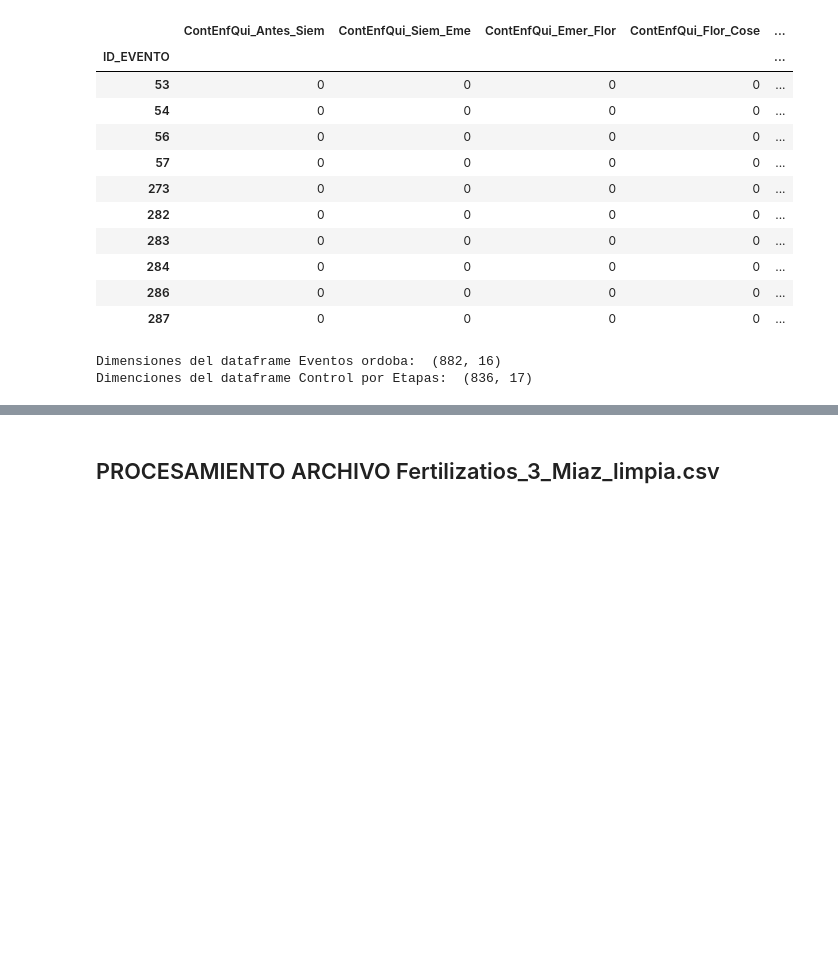
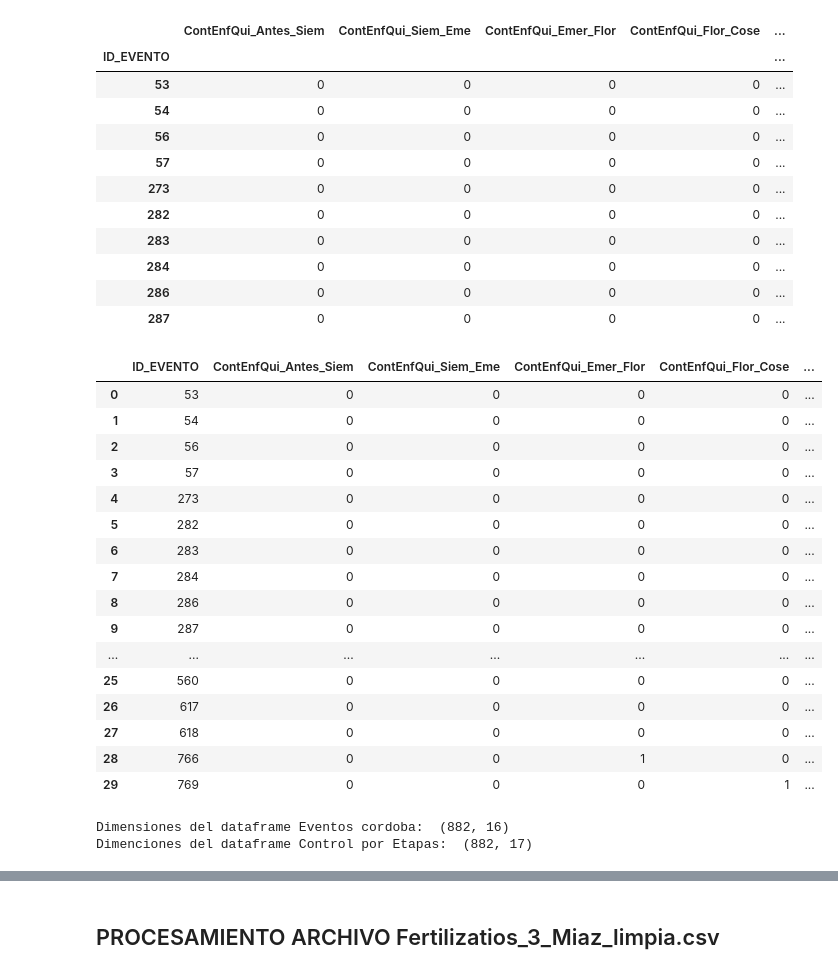
Before and after one commit to GermanMoran/TesisMaestria, a Jupyter notebook: codigos/LIMPIEZA_DATOS.ipynb, the cells around one changed output, grey strips where cells are left out. Drawn from its saved outputs; the diff is of its cells as text; code cells hidden in the pictures; blank space fills up the shorter version.

```diff
--- a/codigos/LIMPIEZA_DATOS.ipynb
+++ b/codigos/LIMPIEZA_DATOS.ipynb
@@ -741,12 +815,33 @@ controlesPorEtapas.head(10)
 # %%
 # Contruimos el nuevo dataset reseteando lis indices previamente obtenidos
 controlesPorEtapas = controlesPorEtapas.reset_index(drop=False)
+# %%
+# Vista previa del archivo controlesPorEtapas
+controlesPorEtapas.head(30)
+# %% [output]
+|  | ID_EVENTO | ContEnfQui_Antes_Siem | ContEnfQui_Siem_Eme | ContEnfQui_Emer_Flor | ContEnfQui_Flor_Cose | ... |
+| 0 | 53 | 0 | 0 | 0 | 0 | ... |
+| 1 | 54 | 0 | 0 | 0 | 0 | ... |
+| 2 | 56 | 0 | 0 | 0 | 0 | ... |
+| 3 | 57 | 0 | 0 | 0 | 0 | ... |
+| 4 | 273 | 0 | 0 | 0 | 0 | ... |
+| 5 | 282 | 0 | 0 | 0 | 0 | ... |
+| 6 | 283 | 0 | 0 | 0 | 0 | ... |
+| 7 | 284 | 0 | 0 | 0 | 0 | ... |
+| 8 | 286 | 0 | 0 | 0 | 0 | ... |
+| 9 | 287 | 0 | 0 | 0 | 0 | ... |
+| ... | ... | ... | ... | ... | ... | ... |
+| 25 | 560 | 0 | 0 | 0 | 0 | ... |
+| 26 | 617 | 0 | 0 | 0 | 0 | ... |
+| 27 | 618 | 0 | 0 | 0 | 0 | ... |
+| 28 | 766 | 0 | 0 | 1 | 0 | ... |
+| 29 | 769 | 0 | 0 | 0 | 1 | ... |
 # %%
-print("Dimensiones del dataframe Eventos ordoba: ", evento_cordoba.shape)
+print("Dimensiones del dataframe Eventos cordoba: ", evento_cordoba.shape)
 print("Dimenciones del dataframe Control por Etapas: ",controlesPorEtapas.shape)
 # %% [output]
-Dimensiones del dataframe Eventos ordoba:  (882, 16)
-Dimenciones del dataframe Control por Etapas:  (836, 17)
+Dimensiones del dataframe Eventos cordoba:  (882, 16)
+Dimenciones del dataframe Control por Etapas:  (882, 17)
 # %%
 # De manera Analoga al caso anterior se hace un merge con las columnas que van destinadas
 # a la construccón final del dataset.
```
Also changed, not shown: parts of 32 cells of this notebook, 18 other files.
